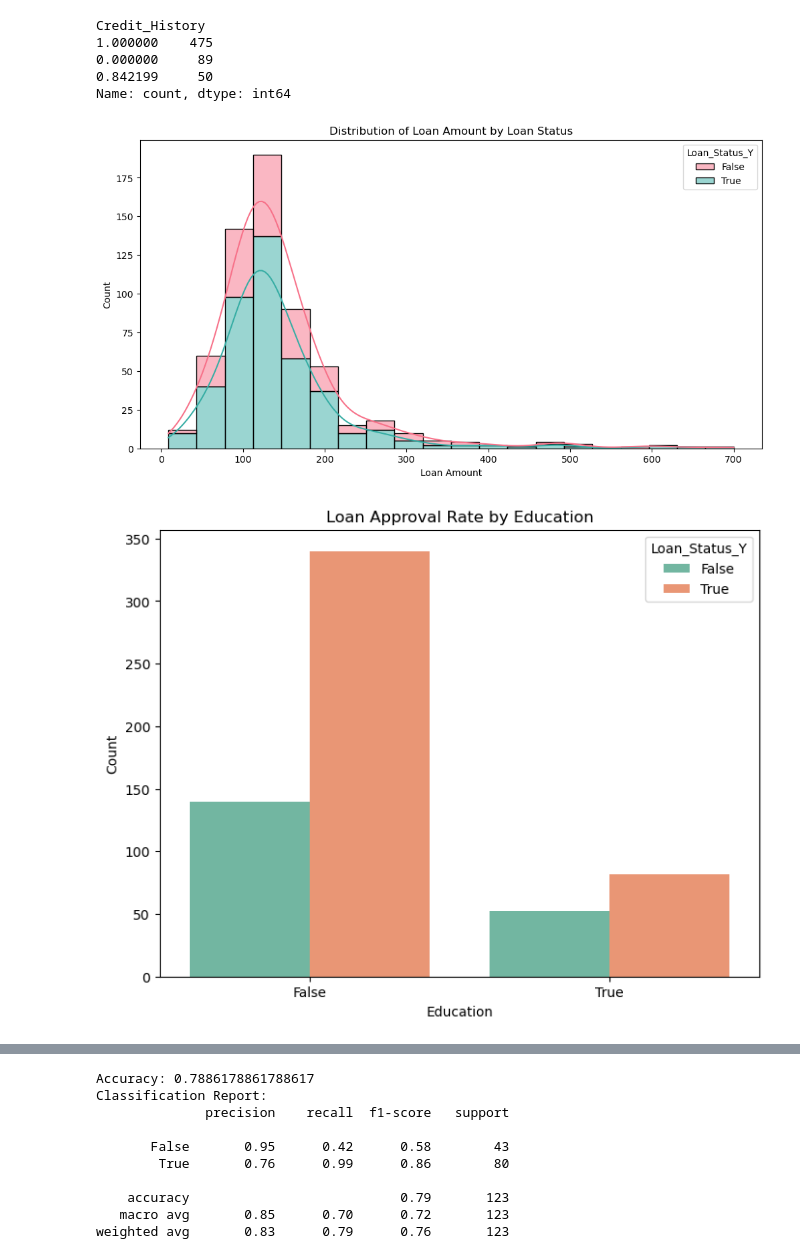
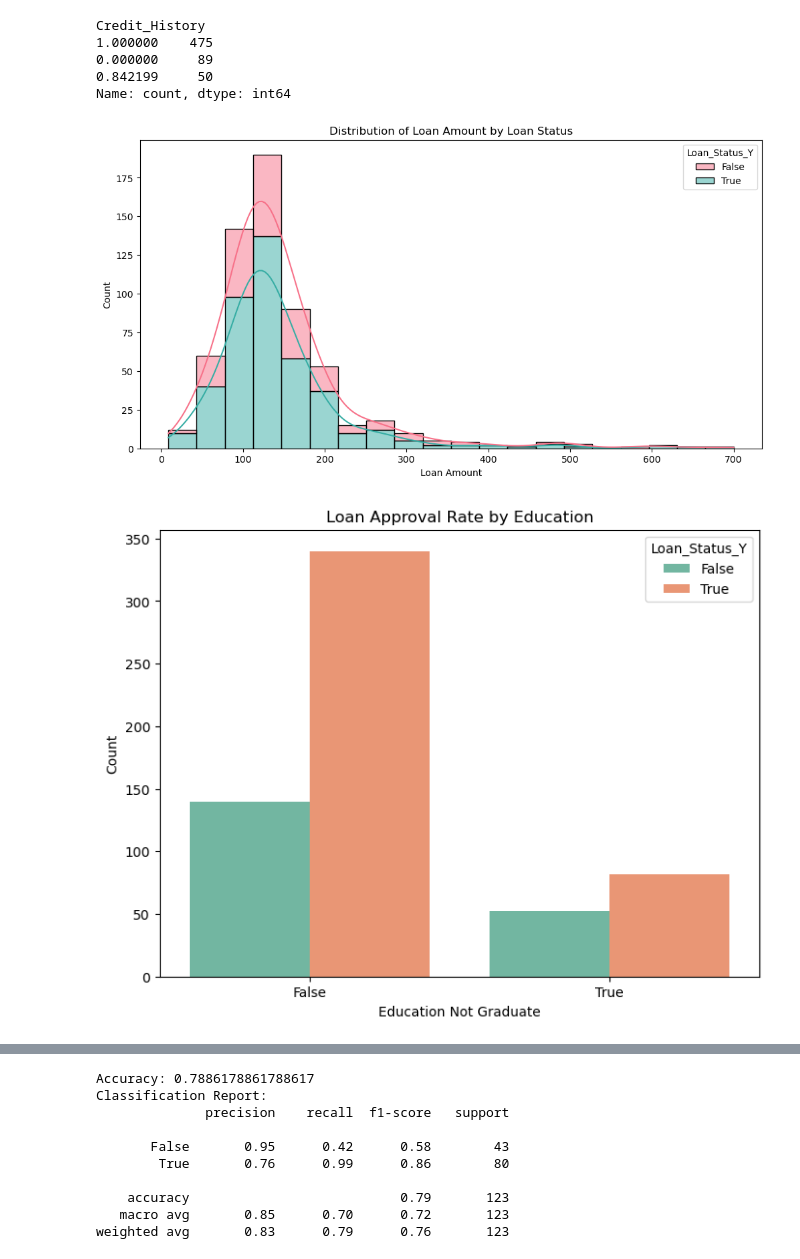
Before and after one commit to rodriguezrj/PredictingLoanDefault, a Jupyter notebook: PredictingLoanDefault.ipynb, the cells around one changed output, grey strips where cells are left out. Saved outputs shown, nothing was run; the diff lists cells and outputs as text; code cells hidden in the pictures.

```diff
--- a/PredictingLoanDefault.ipynb
+++ b/PredictingLoanDefault.ipynb
@@ -82,7 +82,7 @@ plt.show()
 plt.figure(figsize=(8, 6))
 sns.countplot(data=data, x='Education_Not Graduate', hue='Loan_Status_Y', palette='Set2')
 plt.title('Loan Approval Rate by Education')
-plt.xlabel('Education')
+plt.xlabel('Education Not Graduate')
 plt.ylabel('Count')
 plt.show()
 
@@ -107,35 +107,35 @@ plt.figure(figsize=(10, 8))
 sns.scatterplot(data=data, x='ApplicantIncome', y='LoanAmount', hue='Loan_Status_Y', palette='Set1')
 plt.title('Loan Amount vs. Applicant Income')
 plt.xlabel('Applicant Income')
 plt.ylabel('Loan Amount')
 plt.show()
 
 # Visualize Applicant Income Distribution
 plt.figure(figsize=(10, 6))
 sns.histplot(data['ApplicantIncome'], bins=20, kde=True, color='orange')
 plt.title('Distribution of Applicant Income')
 plt.xlabel('Applicant Income')
 plt.ylabel('Frequency')
 plt.show()
 
 # Visualize Loan Approval Rate by Dependents
 plt.figure(figsize=(8, 6))
 sns.countplot(data=data, x='Dependents_1', hue='Loan_Status_Y', palette='Set3')
 plt.title('Loan Approval Rate by Dependents')
 plt.xlabel('Number of Dependents')
 plt.ylabel('Count')
 plt.show()
 
 # Visualize Loan Approval Rate by Employment Status
 plt.figure(figsize=(8, 6))
 sns.countplot(data=data, x='Self_Employed_Yes', hue='Loan_Status_Y', palette='Paired')
 plt.title('Loan Approval Rate by Employment Status')
-plt.xlabel('Employment Status')
+plt.xlabel('Self_Employed')
 plt.ylabel('Count')
 plt.show()
 # %% [output]
 [figure]
-[figure, old version]
+[figure, new version]
 [figure]
 [figure]
 [figure]
```
Also changed, not shown: parts of 9 cells of this notebook.
